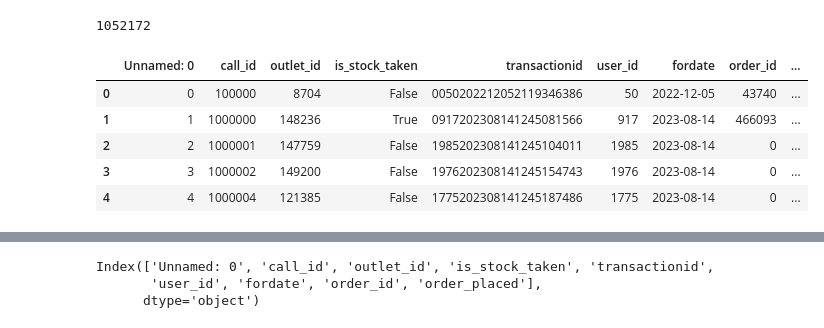
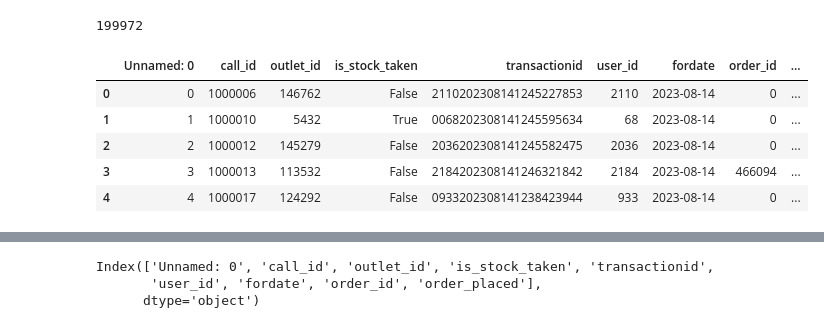
Before and after one commit to manojinnovatics/Ghodawat_ML_POC, a Jupyter notebook: ml_training.ipynb, the cells around one changed output, grey strips where cells are left out. Cells and saved outputs as stored; diff of their text form; code cells hidden in the pictures.

```diff
--- a/ml_training.ipynb
+++ b/ml_training.ipynb
@@ -14,15 +14,15 @@ sns.set_style("darkgrid")
 import warnings
 warnings.filterwarnings('ignore')
 # %%
-call_df = pd.read_csv('training_data.csv')
+call_df = pd.read_csv('training_data1.csv')
 # call_df=call_df.iloc[:,1:]
 print(len(call_df))
 call_df.head()
 # %% [output]
-1052172
+199972
 |  | Unnamed: 0 | call_id | outlet_id | is_stock_taken | transactionid | user_id | fordate | order_id | ... |
-| 0 | 0 | 100000 | 8704 | False | 0050202212052119346386 | 50 | 2022-12-05 | 43740 | ... |
-| 1 | 1 | 1000000 | 148236 | True | 0917202308141245081566 | 917 | 2023-08-14 | 466093 | ... |
-| 2 | 2 | 1000001 | 147759 | False | 1985202308141245104011 | 1985 | 2023-08-14 | 0 | ... |
-| 3 | 3 | 1000002 | 149200 | False | 1976202308141245154743 | 1976 | 2023-08-14 | 0 | ... |
-| 4 | 4 | 1000004 | 121385 | False | 1775202308141245187486 | 1775 | 2023-08-14 | 0 | ... |
+| 0 | 0 | 1000006 | 146762 | False | 2110202308141245227853 | 2110 | 2023-08-14 | 0 | ... |
+| 1 | 1 | 1000010 | 5432 | True | 0068202308141245595634 | 68 | 2023-08-14 | 0 | ... |
+| 2 | 2 | 1000012 | 145279 | False | 2036202308141245582475 | 2036 | 2023-08-14 | 0 | ... |
+| 3 | 3 | 1000013 | 113532 | False | 2184202308141246321842 | 2184 | 2023-08-14 | 466094 | ... |
+| 4 | 4 | 1000017 | 124292 | False | 0933202308141238423944 | 933 | 2023-08-14 | 0 | ... |
```
Also changed, not shown: parts of 40 cells of this notebook, 4 other files.
